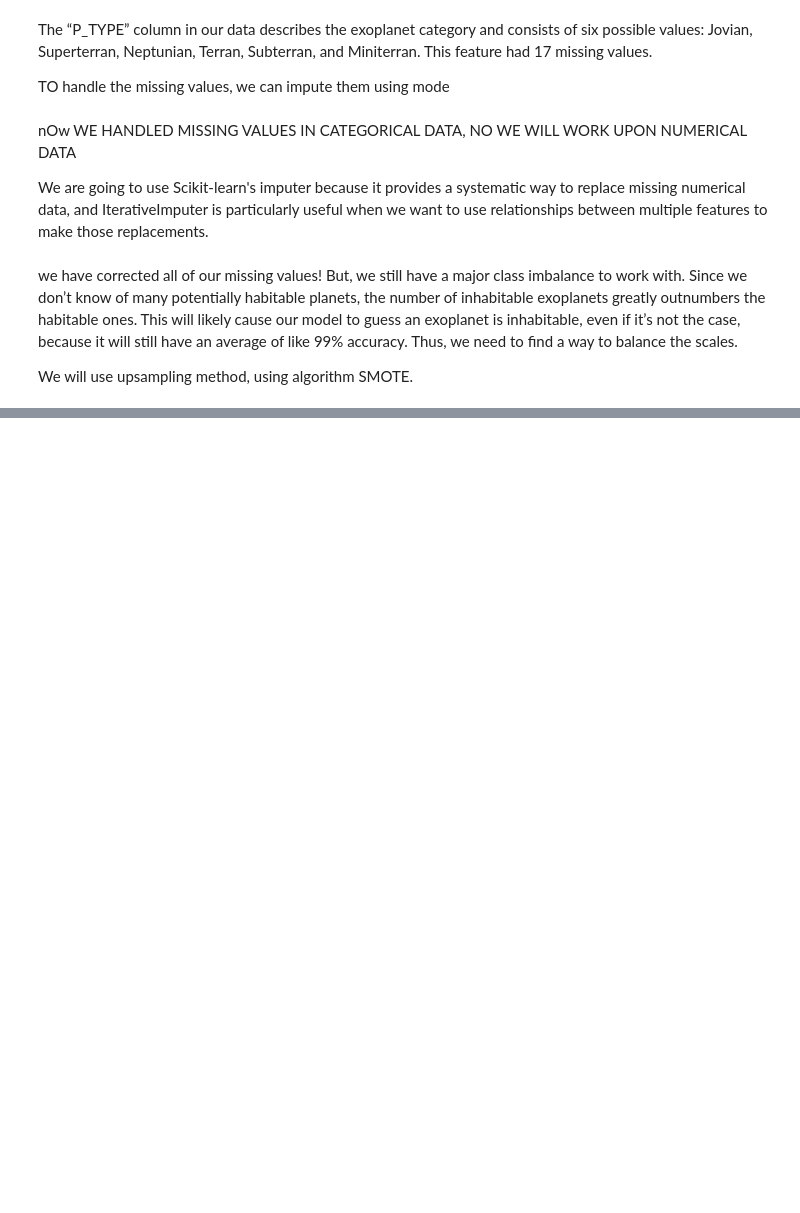
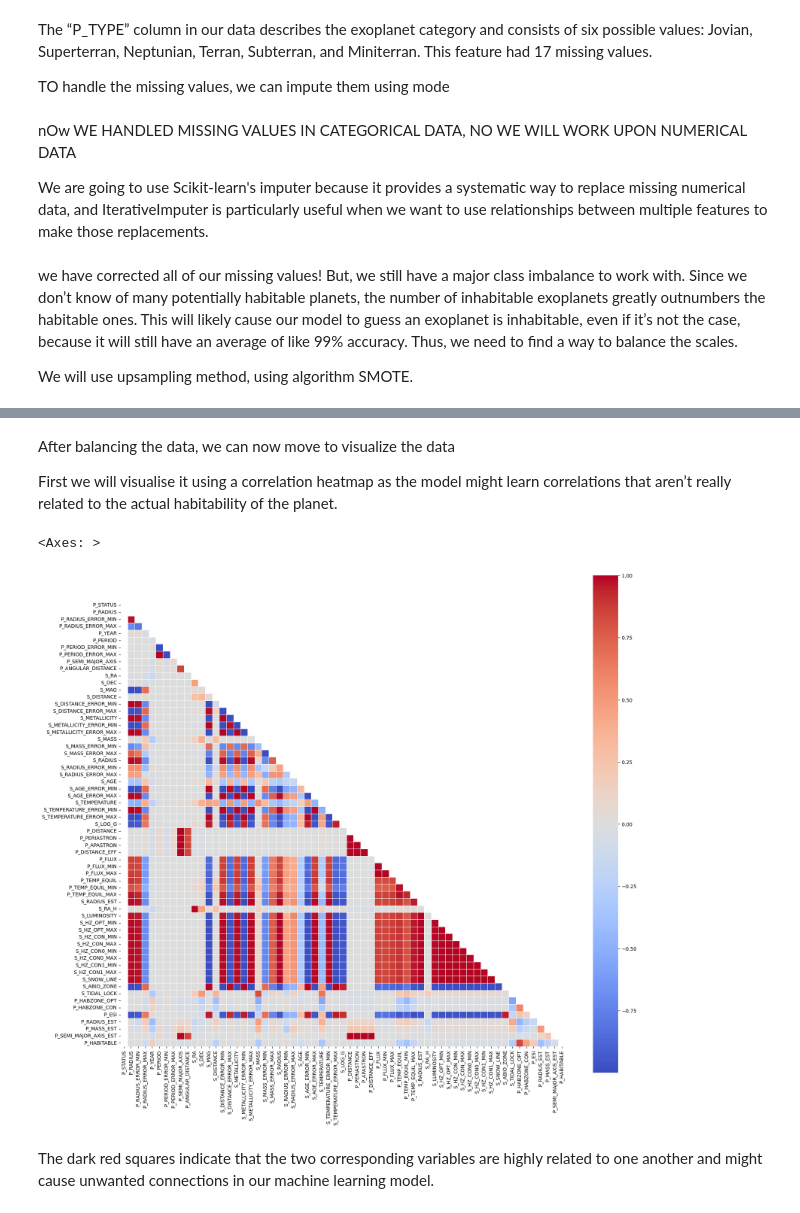
Before and after one commit to Ridima28/Exoplanet-Habitability-Classification, a Jupyter notebook: main.ipynb, the cells around one changed output, grey strips where cells are left out. Saved outputs shown, nothing was run; the diff lists cells and outputs as text; code cells hidden in the pictures; blank space fills up the shorter version.

Commit message:
plotting a heatmap

```diff
--- a/main.ipynb
+++ b/main.ipynb
@@ -150,0 +74,15 @@ df.head()
+# %% [markdown]
+After balancing the data, we can now move to visualize the data
+
+First we will visualise it using a correlation heatmap as the model might learn correlations that aren’t really related to the actual habitability of the planet.
+# %%
+corr = df.corr()
+mask = np.triu(np.ones_like(corr, dtype=np.bool))
+f,ax = plt.subplots(figsize=(20,20))
+
+sns.heatmap(corr, mask=mask, cmap="coolwarm", center=0, square=True,annot=False, linewidths=.5, cbar_kws={"shrink": 0.9})
+# %% [output]
+<Axes: >
+[figure, added]
+# %% [markdown]
+The dark red squares indicate that the two corresponding variables are highly related to one another and might cause unwanted connections in our machine learning model.
```
Also changed, not shown: parts of 9 cells of this notebook.
